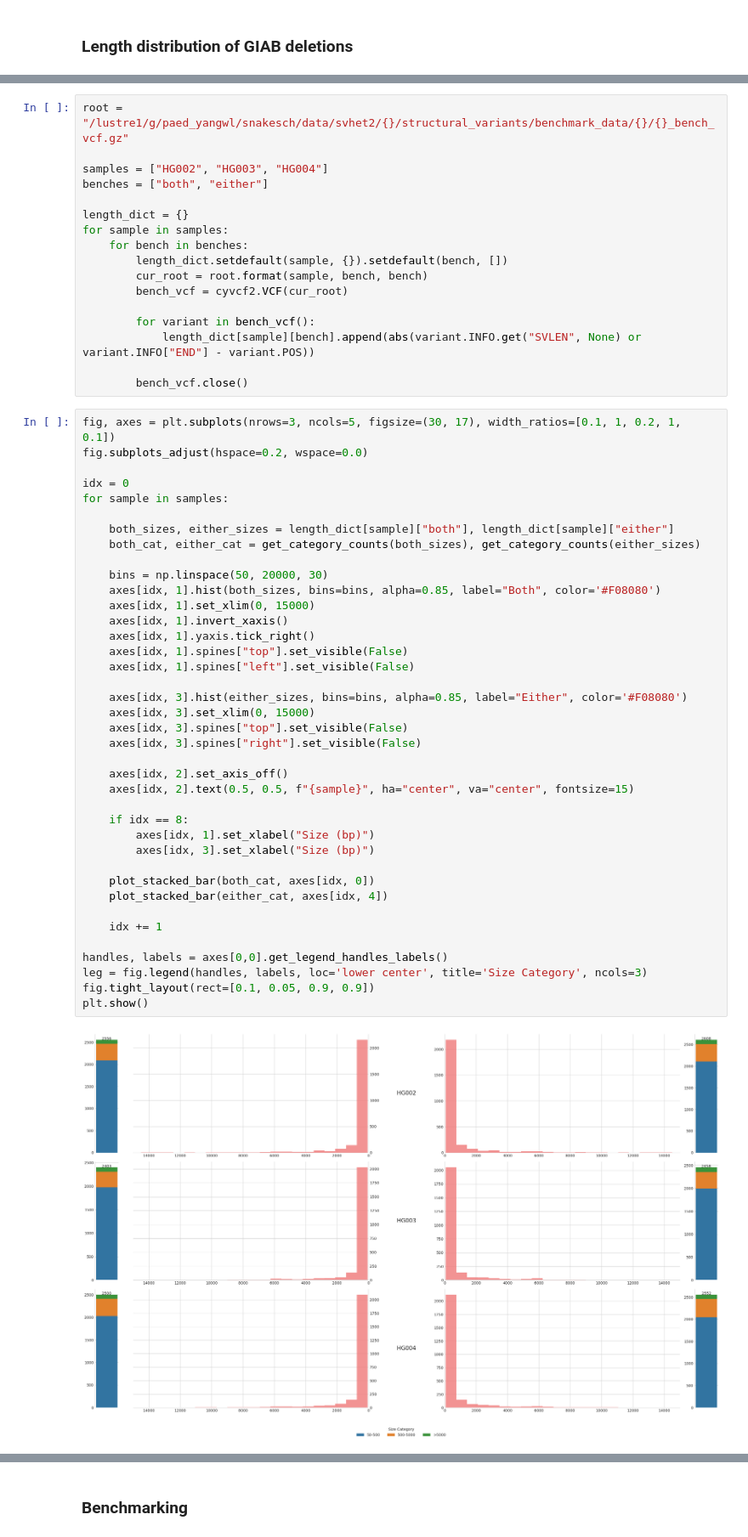
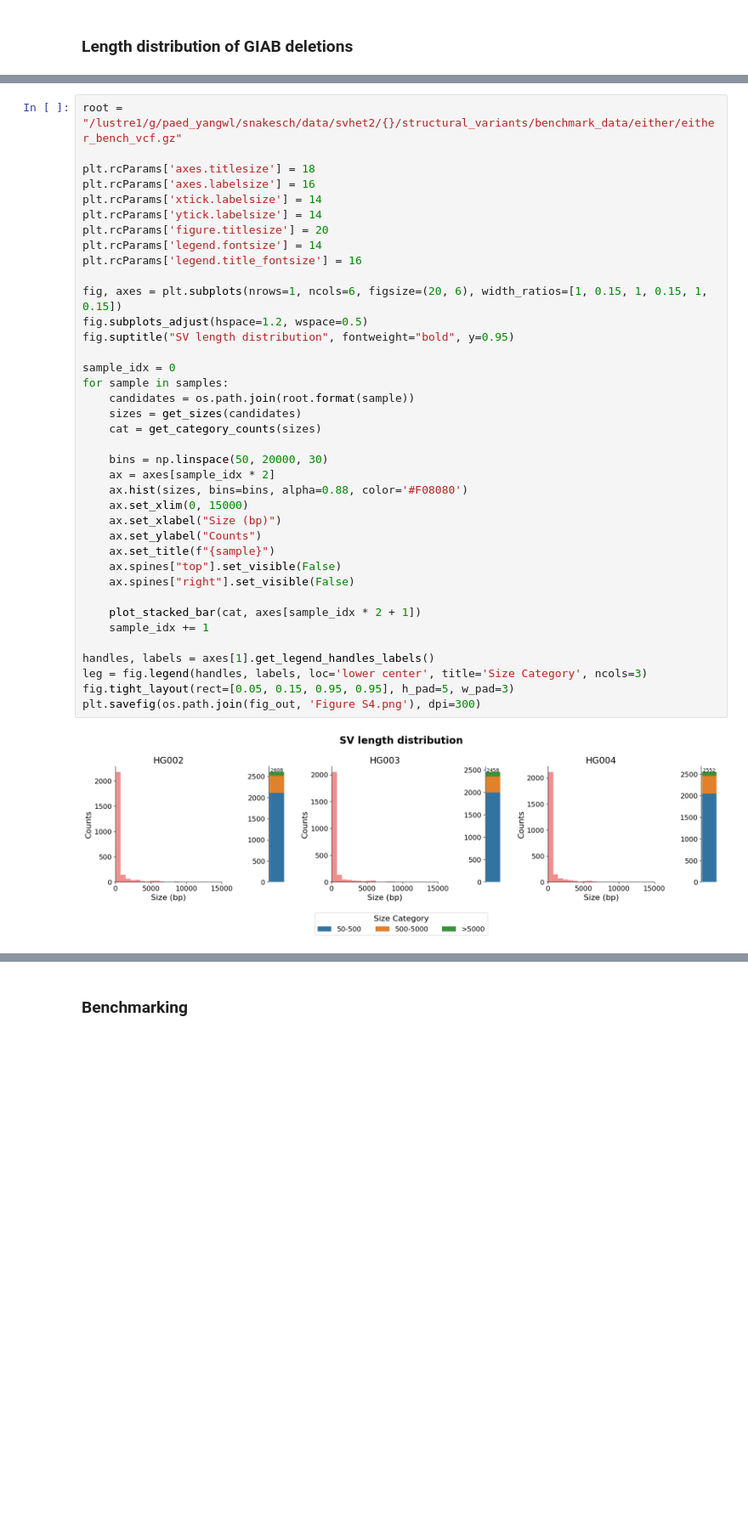
Before and after one commit to snakesch/SVhet_benchmark_code, a Jupyter notebook: consolidated_figures.ipynb, the cells around one changed output, grey strips where cells are left out. Shown at 85% size. Drawn from its saved outputs; the diff is of its cells as text; blank space fills up the shorter version.

```diff
--- a/consolidated_figures.ipynb
+++ b/consolidated_figures.ipynb
@@ -470,60 +290,42 @@ def plot_stacked_bar(size_cat, ax):
-# %%
-root = "/lustre1/g/paed_yangwl/snakesch/data/svhet2/{}/structural_variants/benchmark_data/{}/{}_bench_vcf.gz"
-
-samples = ["HG002", "HG003", "HG004"]
-benches = ["both", "either"]
-
-length_dict = {}
-for sample in samples:
-    for bench in benches:
-        length_dict.setdefault(sample, {}).setdefault(bench, [])
-        cur_root = root.format(sample, bench, bench)
-        bench_vcf = cyvcf2.VCF(cur_root)
-
-        for variant in bench_vcf():
-            length_dict[sample][bench].append(abs(variant.INFO.get("SVLEN", None) or variant.INFO["END"] - variant.POS))
-
-        bench_vcf.close()
 # %%
-fig, axes = plt.subplots(nrows=3, ncols=5, figsize=(30, 17), width_ratios=[0.1, 1, 0.2, 1, 0.1])
-fig.subplots_adjust(hspace=0.2, wspace=0.0)
+root = "/lustre1/g/paed_yangwl/snakesch/data/svhet2/{}/structural_variants/benchmark_data/either/either_bench_vcf.gz"
 
-idx = 0
+plt.rcParams['axes.titlesize'] = 18
+plt.rcParams['axes.labelsize'] = 16
+plt.rcParams['xtick.labelsize'] = 14
+plt.rcParams['ytick.labelsize'] = 14
+plt.rcParams['figure.titlesize'] = 20
+plt.rcParams['legend.fontsize'] = 14
+plt.rcParams['legend.title_fontsize'] = 16
+
+fig, axes = plt.subplots(nrows=1, ncols=6, figsize=(20, 6), width_ratios=[1, 0.15, 1, 0.15, 1, 0.15])
+fig.subplots_adjust(hspace=1.2, wspace=0.5)
+fig.suptitle("SV length distribution", fontweight="bold", y=0.95)
+
+sample_idx = 0
 for sample in samples:
-
-    both_sizes, either_sizes = length_dict[sample]["both"], length_dict[sample]["either"]
-    both_cat, either_cat = get_category_counts(both_sizes), get_category_counts(either_sizes)
+    candidates = os.path.join(root.format(sample))
+    sizes = get_sizes(candidates)
+    cat = get_category_counts(sizes)
 
     bins = np.linspace(50, 20000, 30)
-    axes[idx, 1].hist(both_sizes, bins=bins, alpha=0.85, label="Both", color='#F08080')
-    axes[idx, 1].set_xlim(0, 15000)
-    axes[idx, 1].invert_xaxis()
-    axes[idx, 1].yaxis.tick_right()
-    axes[idx, 1].spines["top"].set_visible(False)
-    axes[idx, 1].spines["left"].set_visible(False)
+    ax = axes[sample_idx * 2]
+    ax.hist(sizes, bins=bins, alpha=0.88, color='#F08080')
+    ax.set_xlim(0, 15000)
+    ax.set_xlabel("Size (bp)")
+    ax.set_ylabel("Counts")
+    ax.set_title(f"{sample}")
+    ax.spines["top"].set_visible(False)
+    ax.spines["right"].set_visible(False)
 
-    axes[idx, 3].hist(either_sizes, bins=bins, alpha=0.85, label="Either", color='#F08080')
-    axes[idx, 3].set_xlim(0, 15000)
-    axes[idx, 3].spines["top"].set_visible(False)
-    axes[idx, 3].spines["right"].set_visible(False)
+    plot_stacked_bar(cat, axes[sample_idx * 2 + 1])
+    sample_idx += 1
 
-    axes[idx, 2].set_axis_off()
-    axes[idx, 2].text(0.5, 0.5, f"{sample}", ha="center", va="center", fontsize=15)
-
-    if idx == 8:
-        axes[idx, 1].set_xlabel("Size (bp)")
-        axes[idx, 3].set_xlabel("Size (bp)")
-
-    plot_stacked_bar(both_cat, axes[idx, 0])
-    plot_stacked_bar(either_cat, axes[idx, 4])
-
-    idx += 1
-
-handles, labels = axes[0,0].get_legend_handles_labels()
+handles, labels = axes[1].get_legend_handles_labels()
 leg = fig.legend(handles, labels, loc='lower center', title='Size Category', ncols=3)
-fig.tight_layout(rect=[0.1, 0.05, 0.9, 0.9])
-plt.show()
+fig.tight_layout(rect=[0.05, 0.15, 0.95, 0.95], h_pad=5, w_pad=3)
+plt.savefig(os.path.join(fig_out, 'Figure S4.png'), dpi=300)
 # %% [output]
-[figure, old version]
+[figure, new version]
 # %% [markdown]
 ### Breakpoint uncertainty plot
```
Also changed, not shown: parts of 36 cells of this notebook.
